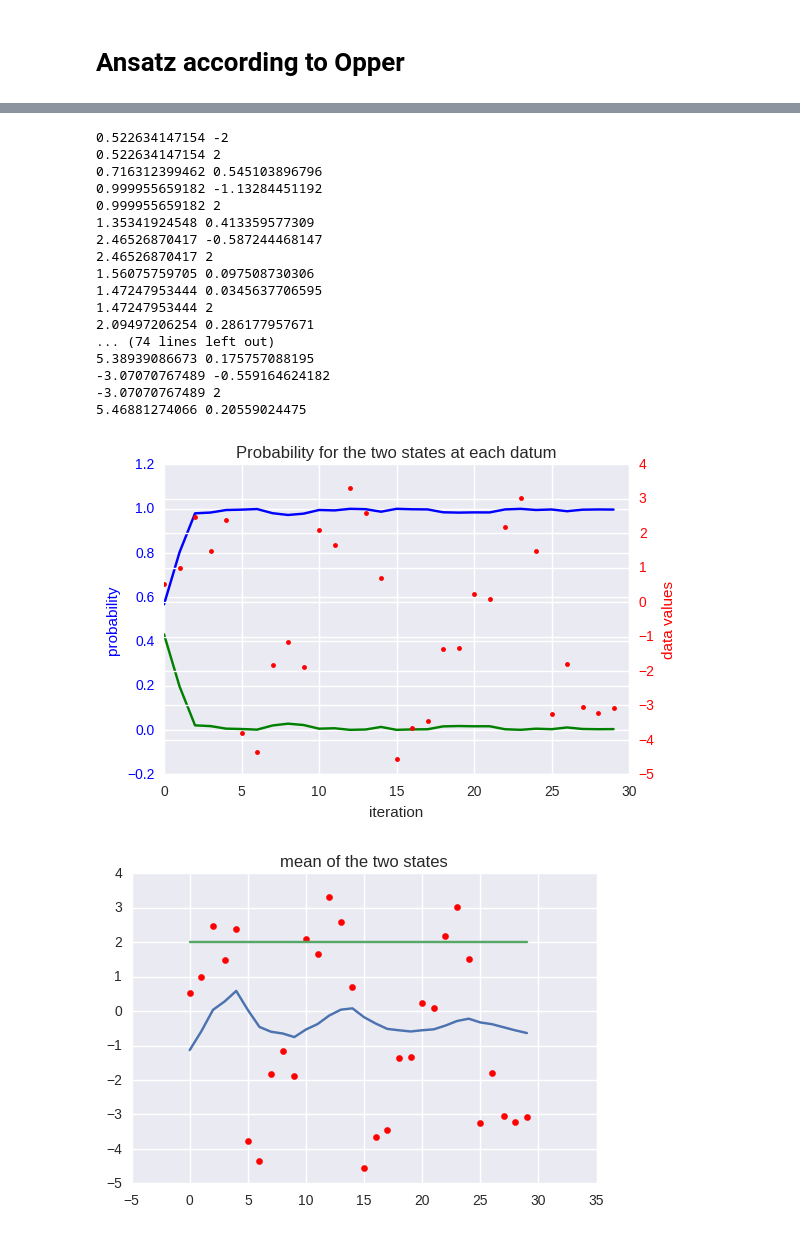
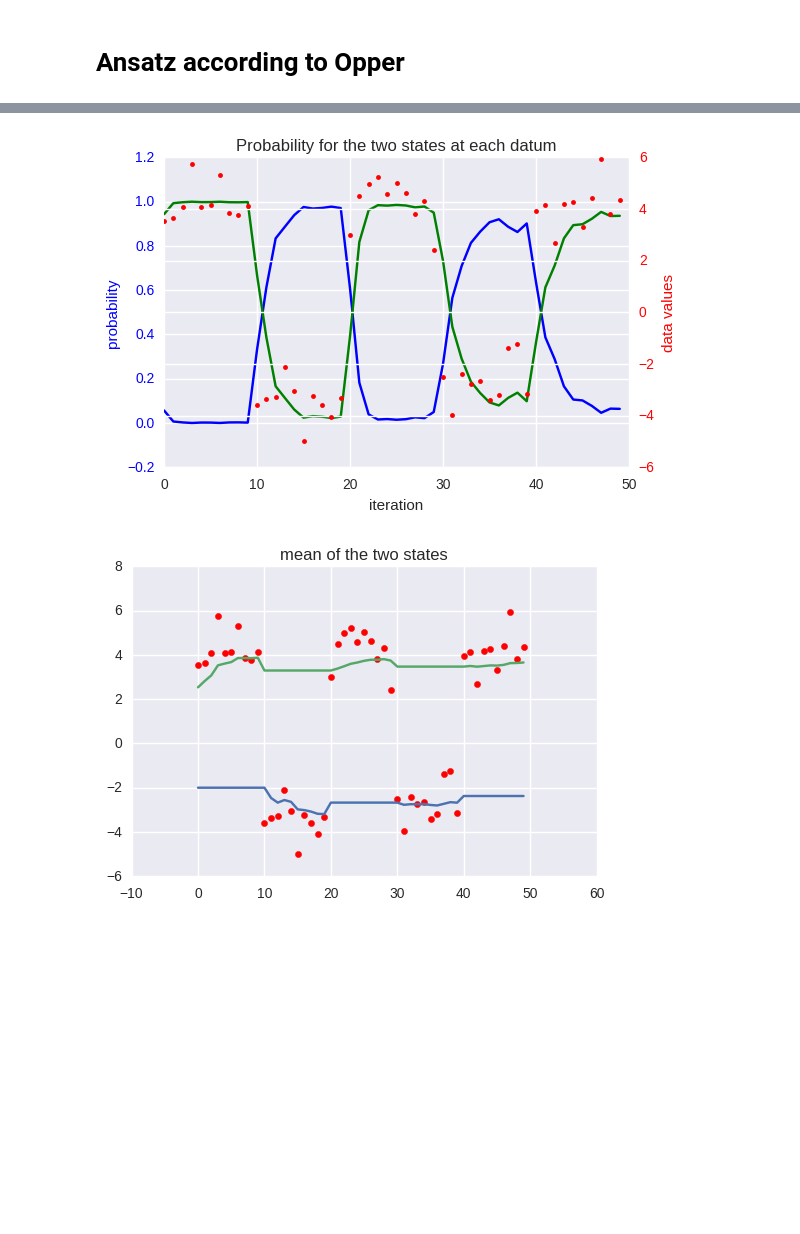
Before and after one commit to arne7morgen/MasterThesis, a Jupyter notebook: notebooks/AnsatzOpper.ipynb, the cells around one changed output, grey strips where cells are left out. Cells and saved outputs as stored; diff of their text form; code cells hidden in the pictures; blank space fills up the shorter version.

```diff
--- a/notebooks/AnsatzOpper.ipynb
+++ b/notebooks/AnsatzOpper.ipynb
@@ -20,8 +20,8 @@ def TestData(mean=[4,-4], var=[1,1], n=10, skips=2):
         data = np.append(data, np.random.normal(mean[i%2],var[i%2],n))
     return data
 # %%
-def evalFilter(f, mean=[5,-5], var=[1,1], n=10):
-    data = TestData(mean, var, n)
+def evalFilter(f, mean=[5,-5], var=[1,1], n=10, skips=5):
+    data = TestData(mean, var, n, skips)
     fA = f
     filterData = []
     z0 = []
@@ -57,9 +57,9 @@ def evalFilter(f, mean=[5,-5], var=[1,1], n=10):
     plt.title("Probability for the two states at each datum")
     plt.show()
 
-    plt.plot(mean0[:1000])
-    plt.plot(mean1[:1000])
-    plt.scatter(range(0,len(data[:1000])),data[:1000], color='red')
+    plt.plot(mean0[:])
+    plt.plot(mean1[:])
+    plt.scatter(range(0,len(data[:])),data[:], color='red')
     plt.title('mean of the two states')
     plt.show()
 
@@ -155,11 +155,10 @@ class TwoClassFilter2(object):
         return theta
 
     def computeIntegral(self, _x, _theta): # it assumes the wrong var for now
-        print _x, _theta[0]
-        a = (_x**2 + (_theta[0]**2 / _theta[1])) / (1 + (1 / _theta[1]))
-        b = (_x**2 + (2*_x*_theta[0])/_theta[1] + (_theta[0]**2/_theta[1]**2)) / (1 + (2/_theta[1]) + (1/_theta[1]**2))
-        exp = np.exp(-1/(2 + 2/_theta[1]) * (a + b))
-        return np.sqrt(2 * np.pi * (1 + 1/_theta[1]))/np.sqrt(2*np.pi) * exp
+        a = (_x**2 / (1 + (1 / _theta[1]))) + (( (_theta[0]**2 / _theta[1])) / (1 + (1 / _theta[1])))
+        b = (_x + (_theta[0]/_theta[1]))/(1 + (1 / _theta[1]))
+        exp = np.exp(-1/(2 +( 1/(1 + (1 / _theta[1])))) * (a - b**2))
+        return np.sqrt(2*np.pi * 1/(1 + 1/_theta[1]))/(np.sqrt(2*np.pi) * np.sqrt(2*np.pi *_theta[1])) * exp
 
     def update(self, _x):
         #compute probability of x beeing from z[0] or z[1]
@@ -173,7 +172,6 @@ class TwoClassFilter2(object):
 
         integral0 = self.computeIntegral(_x, self.theta0)
         integral1 = self.computeIntegral(_x, self.theta1)
-        print integral0, integral1
         z0 = w0 * integral0
         z1 = w1 * integral1
 
@@ -190,24 +188,7 @@ class TwoClassFilter2(object):
         self.likelihoodParams1[0] = self.theta1[0]
         return self.z, self.theta0, self.theta1
 # %%
-evalFilter(TwoClassFilter2(), mean=[-3,2], n = 5)
+evalFilter(TwoClassFilter2(), mean=[-3,4], n = 10, skips =4)
 # %% [output]
-0.522634147154 -2
-0.522634147154 2
-0.716312399462 0.545103896796
-0.999955659182 -1.13284451192
-0.999955659182 2
-1.35341924548 0.413359577309
-2.46526870417 -0.587244468147
-2.46526870417 2
-1.56075759705 0.097508730306
-1.47247953444 0.0345637706595
-1.47247953444 2
-2.09497206254 0.286177957671
-... (74 lines left out)
-5.38939086673 0.175757088195
--3.07070767489 -0.559164624182
--3.07070767489 2
-5.46881274066 0.20559024475
-[figure, old version]
+[figure, new version]
-[figure, old version]
+[figure, new version]
```
Also changed, not shown: parts of 6 cells of this notebook, 1 other file.
